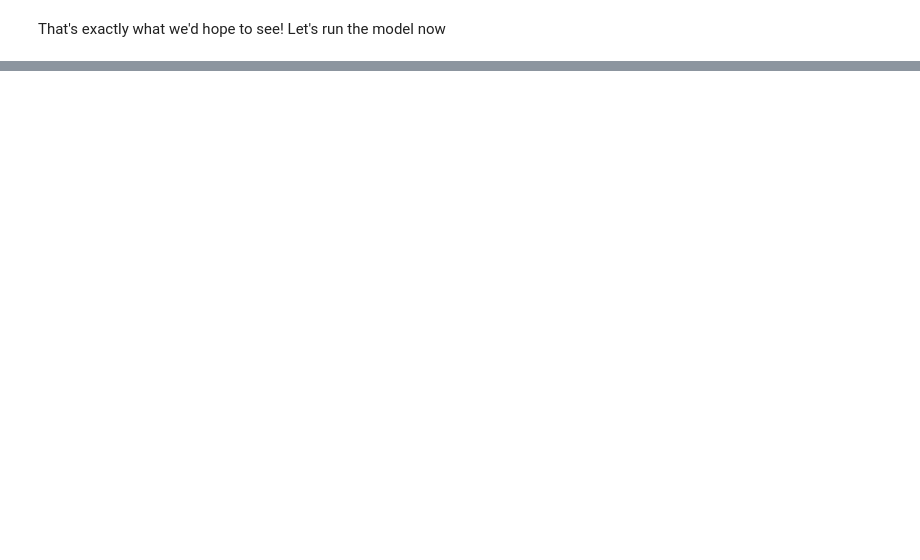
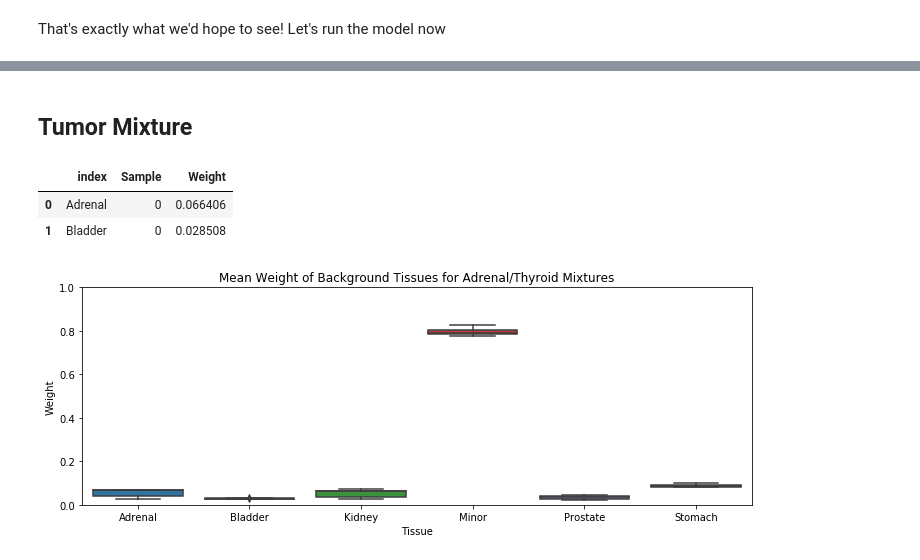
Before and after one commit to jvivian/Bayesian-Outlier-Model, a Jupyter notebook: notebooks/Mixture-Model-Simulation-Validation.ipynb, the cells around one changed output, grey strips where cells are left out. Drawn from its saved outputs; the diff is of its cells as text; code cells hidden in the pictures; blank space fills up the shorter version.

```diff
--- a/notebooks/Mixture-Model-Simulation-Validation.ipynb
+++ b/notebooks/Mixture-Model-Simulation-Validation.ipynb
@@ -187,0 +325,11 @@ ppp['all'] = r.outlier.posterior_predictive_pvals(mix_sample, ppc)
+# %%
+out_dir = '/mnt/outlier-runs/mixture-runs/gtex-mix'
+# %%
+weights = []
+for run in os.listdir(out_dir):
+    w = pd.read_csv(os.path.join(out_dir, run, 'weights.tsv'), sep='\t', index_col=0)
+    w.columns = ['Mean', 'Std']
+    weights.append(w.Mean)
+
+weights = pd.concat(weights, axis=1)
+weights.columns = [x for x in range(len(weights.columns))]
@@ -187,0 +363,28 @@ ppp['all'] = r.outlier.posterior_predictive_pvals(mix_sample, ppc)
+# %% [markdown]
+## Tumor Mixture
+# %%
+out_dir = '/mnt/outlier-runs/mixture-runs/tumor-mix/'
+weights = []
+for run in os.listdir(out_dir):
+    w = pd.read_csv(os.path.join(out_dir, run, 'weights.tsv'), sep='\t', index_col=0, header=2)
+    w.columns = ['Mean', 'Std']
+    weights.append(w.Mean)
+
+weights = pd.concat(weights, axis=1)
+weights.columns = [x for x in range(len(weights.columns))]
+# %%
+weights = weights.reset_index().melt(id_vars='index', var_name='Sample', value_name='Weight')
+weights.head(2)
+# %% [output]
+|  | index | Sample | Weight |
+| 0 | Adrenal | 0 | 0.066406 |
+| 1 | Bladder | 0 | 0.028508 |
+# %%
+plt.figure(figsize=(12, 4))
+sns.boxplot(data=weights, x='index', y='Weight')
+plt.xlabel('Tissue')
+plt.ylabel('Weight')
+plt.ylim([0, 1])
+plt.title('Mean Weight of Background Tissues for Adrenal/Thyroid Mixtures');
+# %% [output]
+[figure, added]
```
Also changed, not shown: parts of 51 cells of this notebook, 35 other files.
